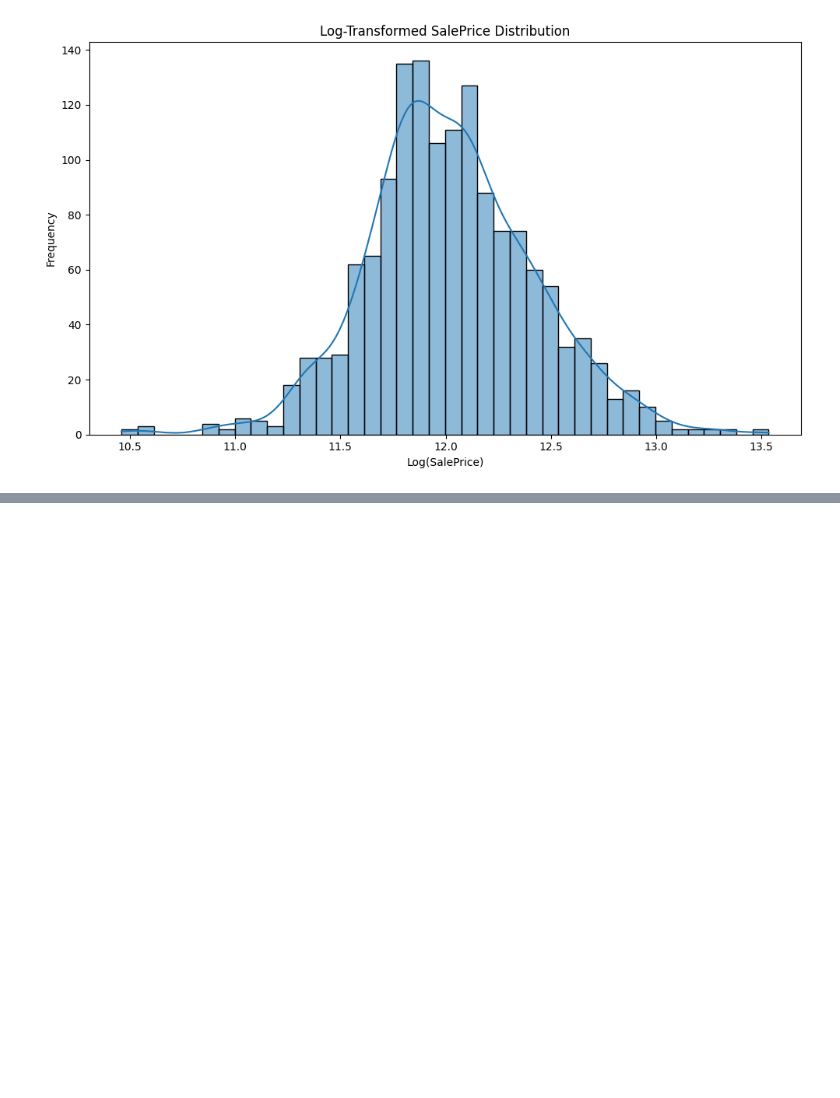
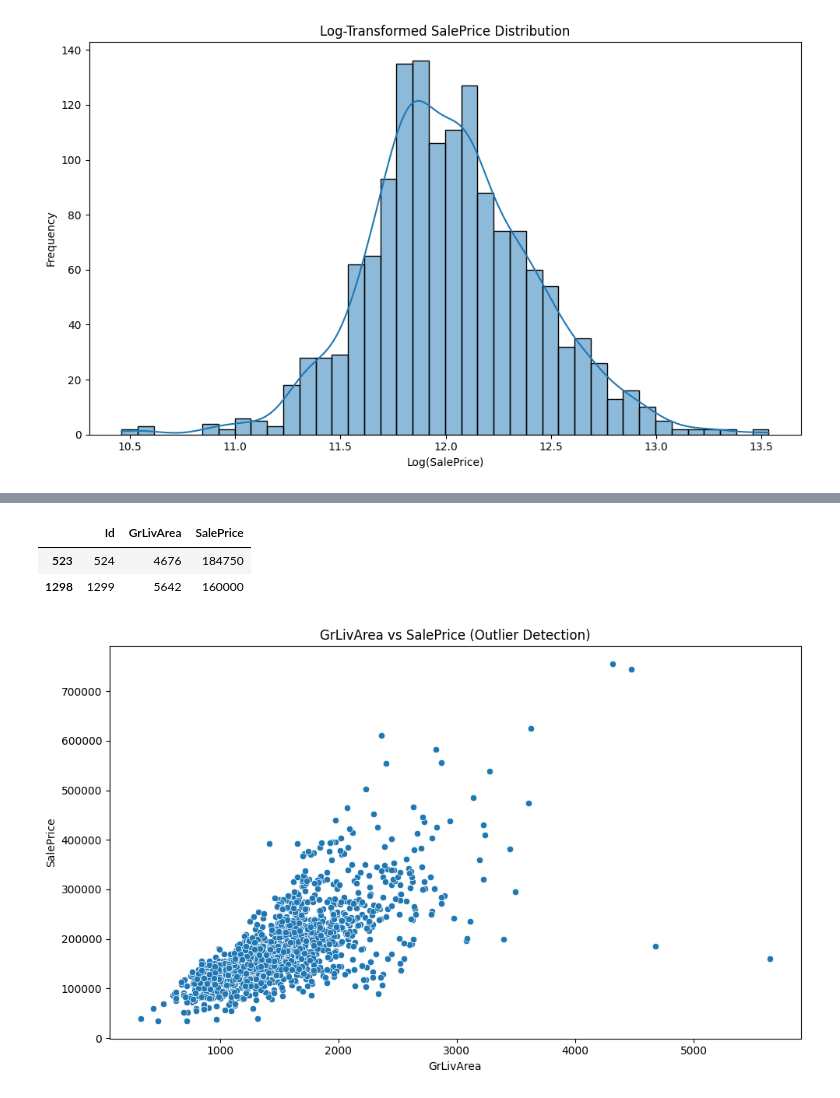
Before and after one commit to uowol/Kaggle-Data-Analysis, a Jupyter notebook: kaggle_projects/houseprice/notebooks/chat.ipynb, the cells around one changed output, grey strips where cells are left out. Saved outputs shown, nothing was run; the diff lists cells and outputs as text; code cells hidden in the pictures; blank space fills up the shorter version.

```diff
--- a/kaggle_projects/houseprice/notebooks/chat.ipynb
+++ b/kaggle_projects/houseprice/notebooks/chat.ipynb
@@ -163,0 +374,42 @@ with open("reports/eda_summary.md", "a", encoding="utf-8") as f:
+# %%
+# SalePrice와 상관관계가 높은 상위 변수 중에서 이상치 탐지용으로 적절한 2개 변수 선정
+# 예: GrLivArea, TotalBsmtSF → 면적 관련, 가격 대비 이상치 가능
+outlier_df = df[['GrLivArea', 'TotalBsmtSF', 'SalePrice']]
+
+# 시각화: GrLivArea vs SalePrice
+plt.figure(figsize=(10, 6))
+sns.scatterplot(data=outlier_df, x='GrLivArea', y='SalePrice')
+plt.title('GrLivArea vs SalePrice (Outlier Detection)')
+plt.tight_layout()
+plt.savefig("figures/outlier_grlivarea_saleprice.png")
+
+# 이상치 탐지 기준 예시: GrLivArea > 4000 & SalePrice < 300000
+outliers = df[(df['GrLivArea'] > 4000) & (df['SalePrice'] < 300000)]
+
+# 이상치 수
+num_outliers = len(outliers)
+
+# Markdown 정리
+outlier_md = f"""
+## ⚠️ 이상치 탐지
+
+### GrLivArea vs SalePrice
+- 대부분의 샘플은 `GrLivArea < 4000`, `SalePrice < 500000` 범위에 분포
+- 일부 **GrLivArea > 4000**이지만 **SalePrice < 300000**인 샘플은 **이상치**로 판단됨
+
+- 이상치 샘플 수: {num_outliers}개
+
+→ 이들 샘플은 회귀 모델에 **과도한 영향력**을 줄 수 있으므로 제거 또는 별도 처리 필요
+
+![GrLivArea 이상치 시각화](../figures/outlier_grlivarea_saleprice.png)
+"""
+
+with open("reports/eda_summary.md", "a", encoding="utf-8") as f:
+    f.write(outlier_md)
+
+display(outliers[['Id', 'GrLivArea', 'SalePrice']])
+# %% [output]
+|  | Id | GrLivArea | SalePrice |
+| 523 | 524 | 4676 | 184750 |
+| 1298 | 1299 | 5642 | 160000 |
+[figure, added]
```
Also changed, not shown: parts of 10 cells of this notebook, 7 other files.
